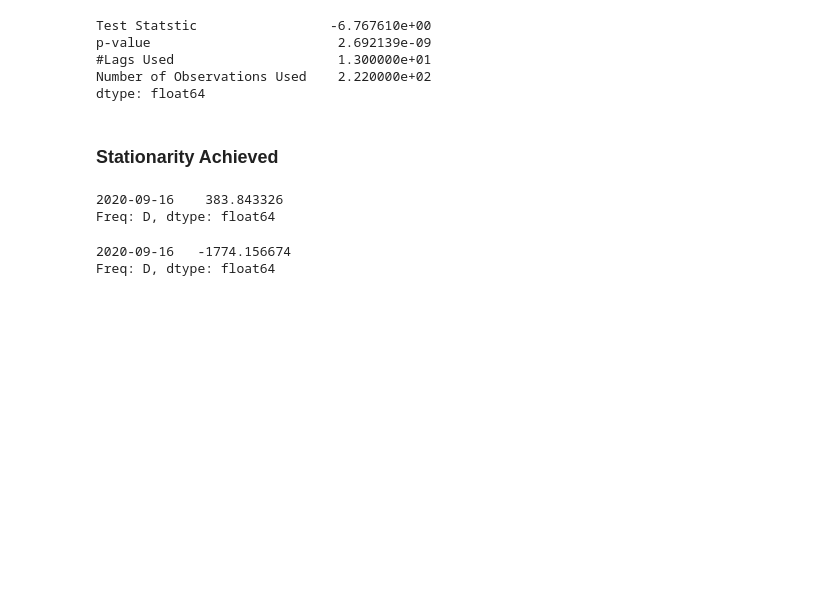
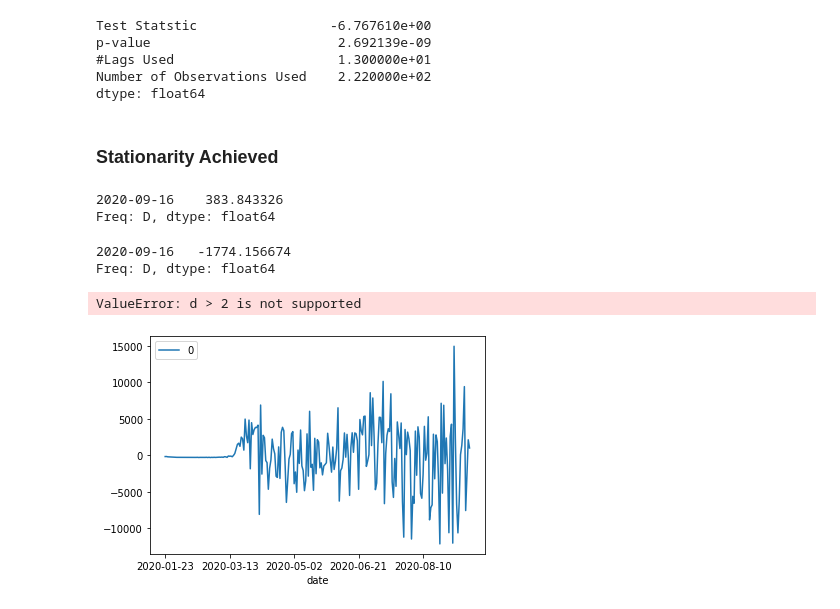
Before and after one commit to jagan-singh/covid-forecasting, a Jupyter notebook: cases.ipynb, the cells around one changed output. Cells and saved outputs as stored; diff of their text form; code cells hidden in the pictures; blank space fills up the shorter version.

Commit message:
added new file for arima

```diff
--- a/cases.ipynb
+++ b/cases.ipynb
@@ -132,3 +134,15 @@ preds + df_us['cases_diff3'][len(df_us)-1] + df_us['cases_diff3'][len(df_us)-1]
 # %% [output]
 2020-09-16   -1774.156674
 Freq: D, dtype: float64
+# %%
+arima = ARIMA(df_us['cases'], order=(1, 3, 2))
+arima_fit = arima.fit(disp= 0)
+print(arima_fit.summary())
+# %% [output]
+ValueError: d > 2 is not supported
+# %%
+residuals = pd.DataFrame(arima_fit.resid)
+residuals.plot()
+pyplot.show()
+# %% [output]
+[figure, added]
```
Also changed, not shown: parts of 3 cells of this notebook, 2 other files.
